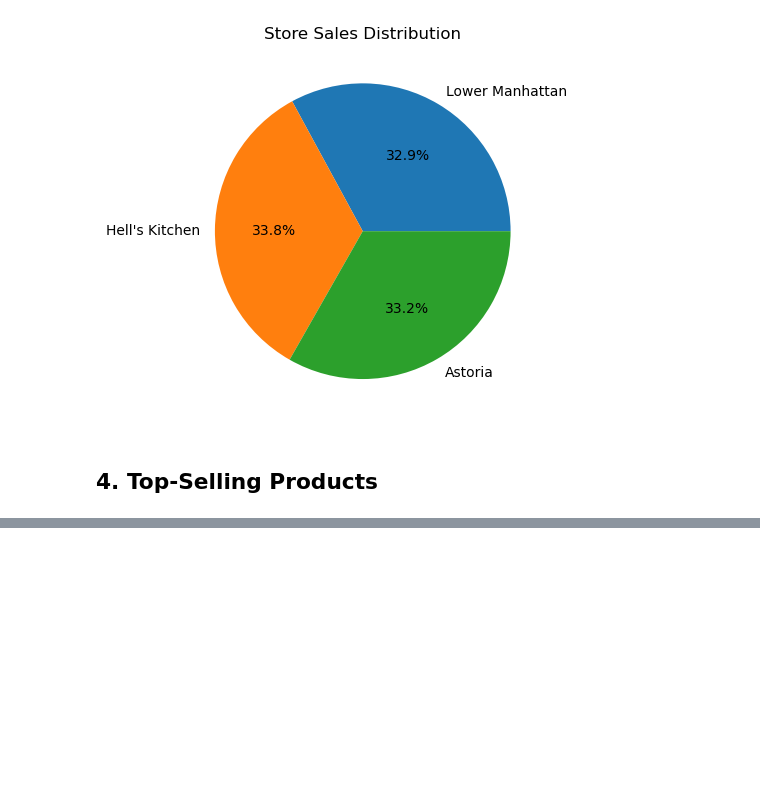
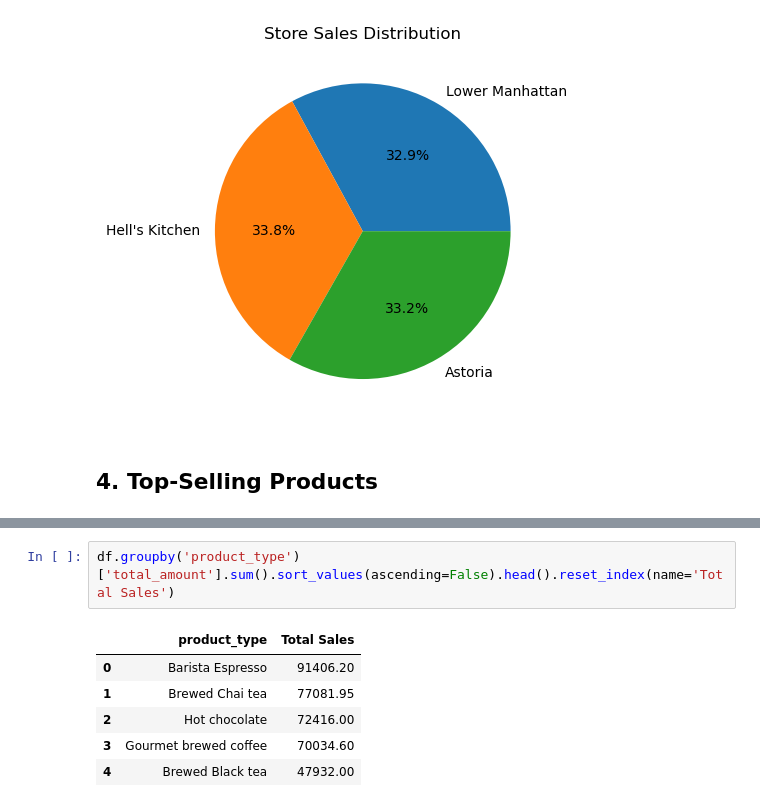
Before and after one commit to Priyanshu501/BrewedIQ, a Jupyter notebook: analysis.ipynb, the cells around one changed output, grey strips where cells are left out. Saved outputs shown, nothing was run; the diff lists cells and outputs as text; blank space fills up the shorter version.

```diff
--- a/analysis.ipynb
+++ b/analysis.ipynb
@@ -722,0 +773,9 @@ plt.show()
+# %%
+df.groupby('product_type')['total_amount'].sum().sort_values(ascending=False).head().reset_index(name='Total Sales')
+# %% [output]
+|  | product_type | Total Sales |
+| 0 | Barista Espresso | 91406.20 |
+| 1 | Brewed Chai tea | 77081.95 |
+| 2 | Hot chocolate | 72416.00 |
+| 3 | Gourmet brewed coffee | 70034.60 |
+| 4 | Brewed Black tea | 47932.00 |
```
Also changed, not shown: parts of 7 cells of this notebook.
